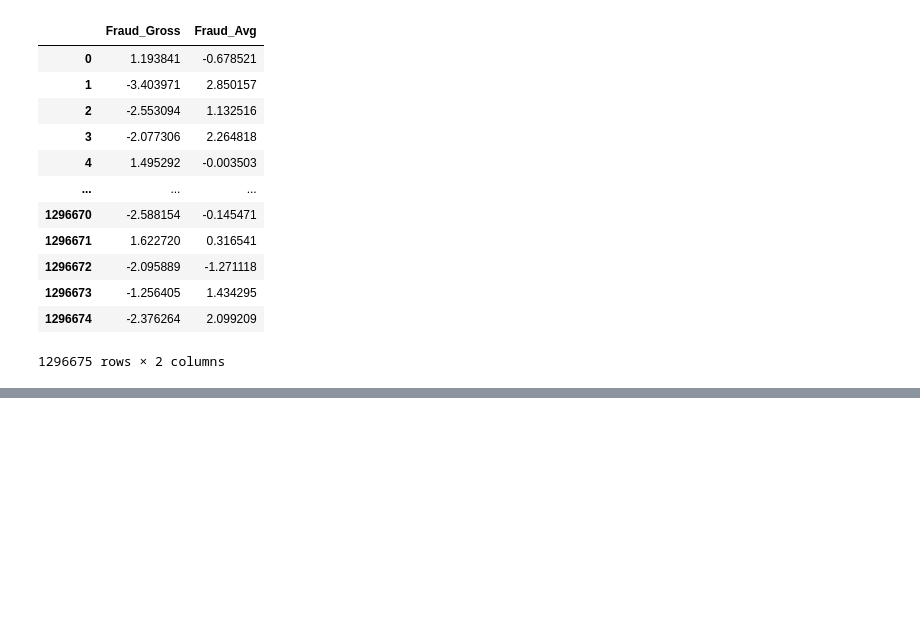
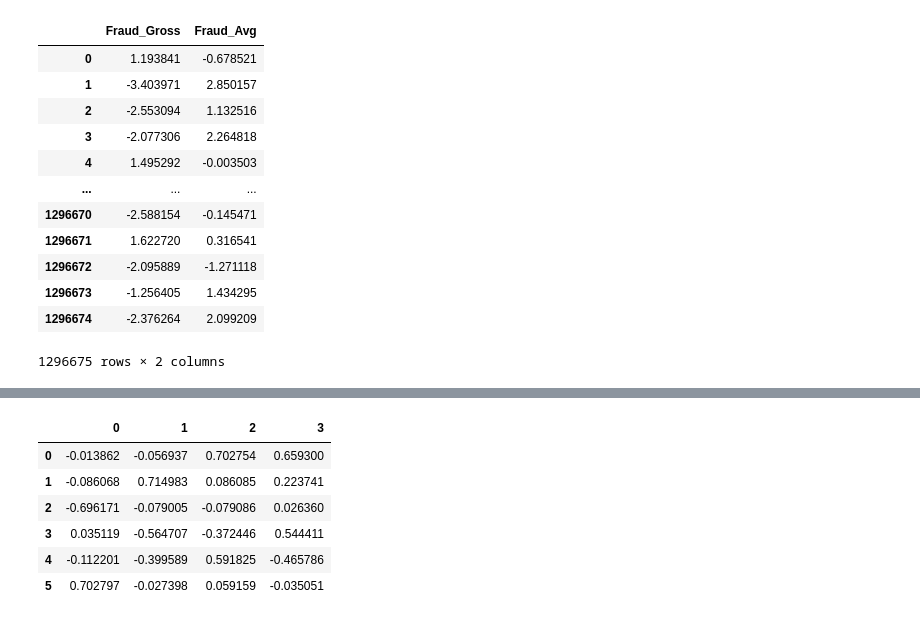
Before and after one commit to charles-justdoit/fraud-detection-audit.NAU-audit-acca--data-practice, a Jupyter notebook: 项目/notebooks/04_clustering(用户分群).ipynb, the cells around one changed output, grey strips where cells are left out. Cells and saved outputs as stored; diff of their text form; code cells hidden in the pictures; blank space fills up the shorter version.

```diff
--- a/项目/notebooks/04_clustering(用户分群).ipynb
+++ b/项目/notebooks/04_clustering(用户分群).ipynb
@@ -189,0 +193,8 @@ corr_matrix
+# %%
+"""接下来根据CDA2级中的思路及框架,使用sklearn框架做主成分分析,与先前的标准化操作相同,本次对抽样后样本sampled_dataF进行操作"""
+"""from sklearn import preprocessing#先前已经引入相关库,此处注释化，为了显示区别,使用head方法分别显示中心标准化前后变化"""
+print(sampled_dataF.head())#原数据集前5行
+processed_data=preprocessing.scale(sampled_dataF)
+"""print(processed_data.head())#中心标准化的数据集前5行"""
+print(processed_data)#中心标准化的数据集前5行
+"""proceesed_data属于numpy格式，出现引用的小报错,由于样本体量过大,系统就显示头尾的3行"""
@@ -189,0 +216,22 @@ corr_matrix
+# %%
+# 接下来根据CDA2级中的思路及框架,使用方差比来计算并评估并保留多少个主成分合适
+from sklearn.decomposition import PCA#引入必备的库
+"""此处引用CDA2级教程第9章9.5.2 K-means聚类算法应用:用户分群P263相关注释:
+说明1:第一次的n_components 参数应该大一点
+说明2:观察explained_variance_ratio_累计大于0.85,explained_variance_需要保留的最后一个主成分大于0.8
+"""
+pca=PCA(n_components=3)
+data=pca.fit(processed_data)
+print(pca.explained_variance_)
+print(pca.explained_variance_ratio_)
+# 结果显示,三个主成分之和大约为0.698,大约能解释近70%的数据,但由于小于80%,故将主成分调整至4
+print(f"三个主成分之和为{sum(pca.explained_variance_ratio_)}，大约为70%,小于CDA2级教程要求的80%,故将n_components调整至4")
+
+pca1=PCA(n_components=4)
+data1=pca1.fit(processed_data)
+print(pca1.explained_variance_)
+print(pca1.explained_variance_ratio_)
+print(f"三个主成分之和为{sum(pca1.explained_variance_ratio_)}，大约为85%,满足CDA2级教程要求的80%,故n_components保留4最合适")
+""" 结果显示,四个主成分之和大约为0.854,大约能解释近85%的数据,根据CDA2级9.5.2的思路及框架,得出如下结论:
+# 四个主成分能够解释抽样后数据(processed_data)80%以上的变异,所以选用4个主成分适合.接下来查看各主成分在原始变量的权重.如系数极端而且不易于业务解释,需进行因子分析
+# 此处数据预处理和主成分,因子分析与先前的聚类方法(fa-kit方法)属于2种,此处使用k-means聚类算法,两种方法流程上有重复处，但均严格按照CDA2级教程思路及框架"""
@@ -189,0 +246,12 @@ corr_matrix
+# %%
+"""接下来根据CDA2级教程9.5.2聚类算法应用相关内容，使用k-means算法进行第二次聚类尝试中,
+在计算出方差比并确定合适的主成分(n_components)后进行因子分析"""
+pd.DataFrame(pca1.components_).T
+# %% [output]
+|  | 0 | 1 | 2 | 3 |
+| 0 | -0.013862 | -0.056937 | 0.702754 | 0.659300 |
+| 1 | -0.086068 | 0.714983 | 0.086085 | 0.223741 |
+| 2 | -0.696171 | -0.079005 | -0.079086 | 0.026360 |
+| 3 | 0.035119 | -0.564707 | -0.372446 | 0.544411 |
+| 4 | -0.112201 | -0.399589 | 0.591825 | -0.465786 |
+| 5 | 0.702797 | -0.027398 | 0.059159 | -0.035051 |
```
Also changed, not shown: parts of 7 cells of this notebook.
